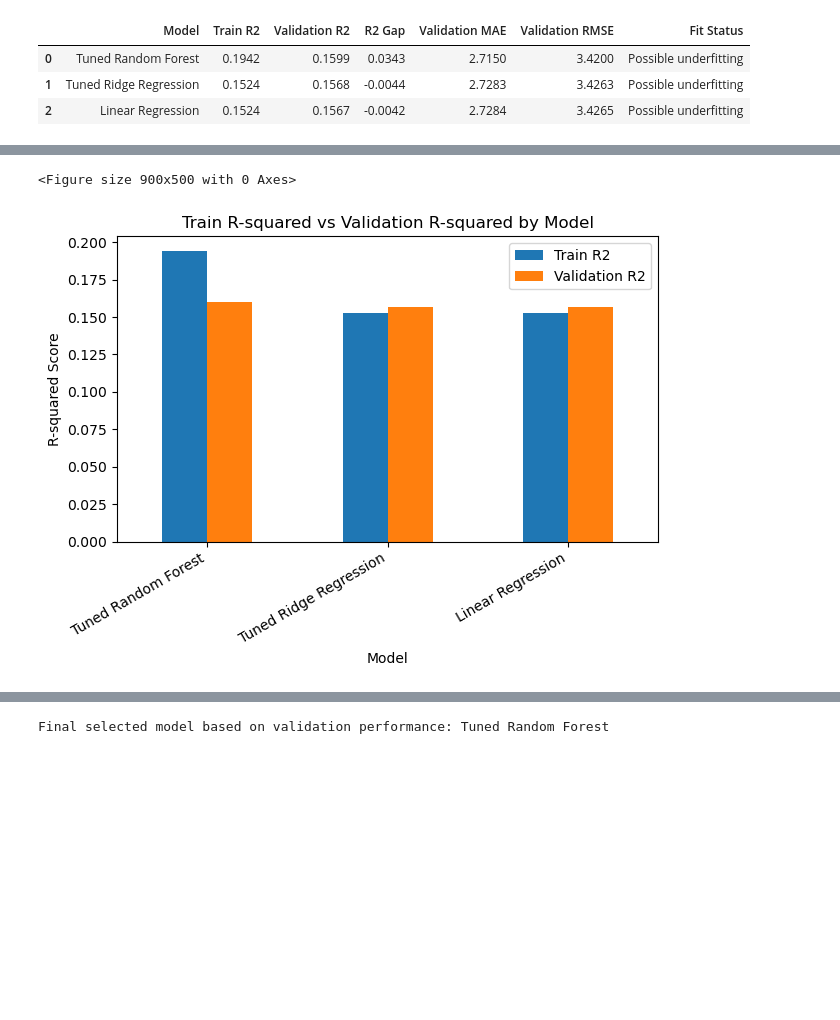
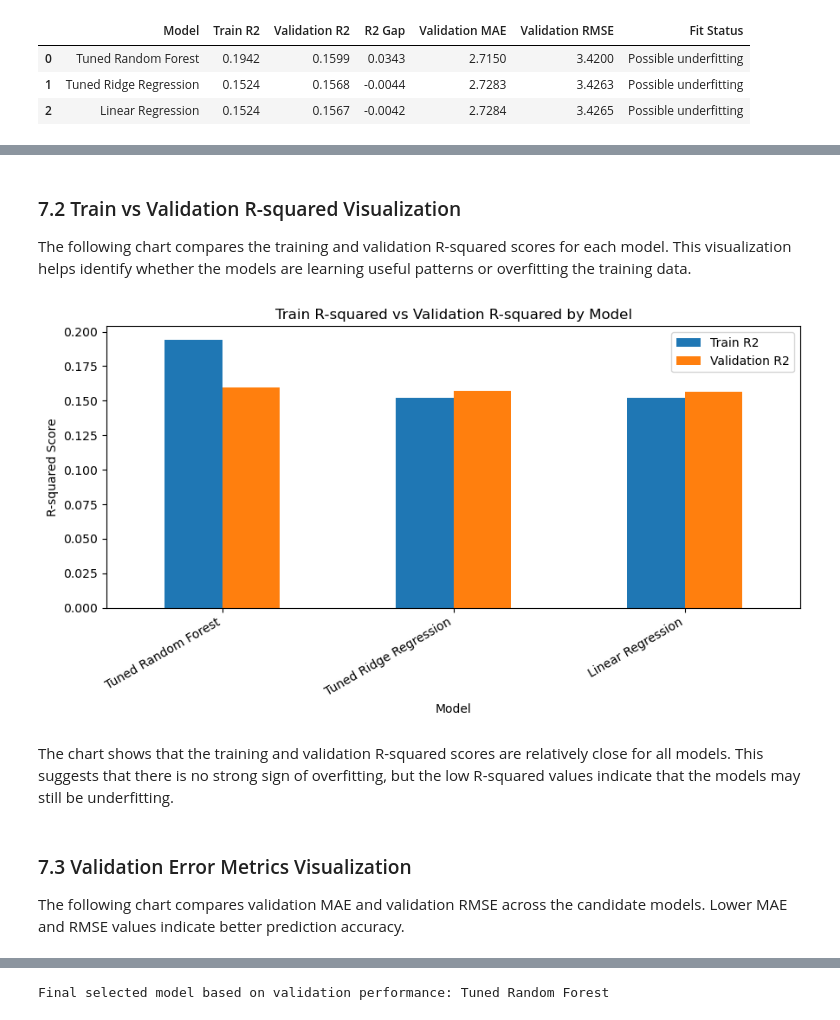
Before and after one commit to suontrunggg/air-quality-health-prediction, a Jupyter notebook: notebooks/02_Class3_Modeling_Evaluation.ipynb, the cells around one changed output, grey strips where cells are left out. Cells and saved outputs as stored; diff of their text form; code cells hidden in the pictures; blank space fills up the shorter version.

```diff
--- a/notebooks/02_Class3_Modeling_Evaluation.ipynb
+++ b/notebooks/02_Class3_Modeling_Evaluation.ipynb
@@ -423,15 +485,21 @@ The test set is still untouched at this point.
+# %% [markdown]
+### 7.2 Train vs Validation R-squared Visualization
+
+The following chart compares the training and validation R-squared scores for each model. This visualization helps identify whether the models are learning useful patterns or overfitting the training data.
 # %%
-# 11. Visual comparison of train and validation R2
-plot_df = comparison_report.set_index("Model")[["Train R2", "Validation R2"]]
-
-plt.figure(figsize=(9, 5))
-plot_df.plot(kind="bar")
-plt.title("Train R-squared vs Validation R-squared by Model")
-plt.ylabel("R-squared Score")
+ax = plot_df.plot(kind="bar", figsize=(9, 5))
+ax.set_title("Train R-squared vs Validation R-squared by Model")
+ax.set_ylabel("R-squared Score")
+ax.set_xlabel("Model")
 plt.xticks(rotation=30, ha="right")
 plt.tight_layout()
 plt.show()
 # %% [output]
-<Figure size 900x500 with 0 Axes>
-[figure, old version]
+[figure, new version]
+# %% [markdown]
+The chart shows that the training and validation R-squared scores are relatively close for all models. This suggests that there is no strong sign of overfitting, but the low R-squared values indicate that the models may still be underfitting.
+# %% [markdown]
+### 7.3 Validation Error Metrics Visualization
+
+The following chart compares validation MAE and validation RMSE across the candidate models. Lower MAE and RMSE values indicate better prediction accuracy.
 # %%
```
Also changed, not shown: parts of 48 cells of this notebook, 1 other file.
